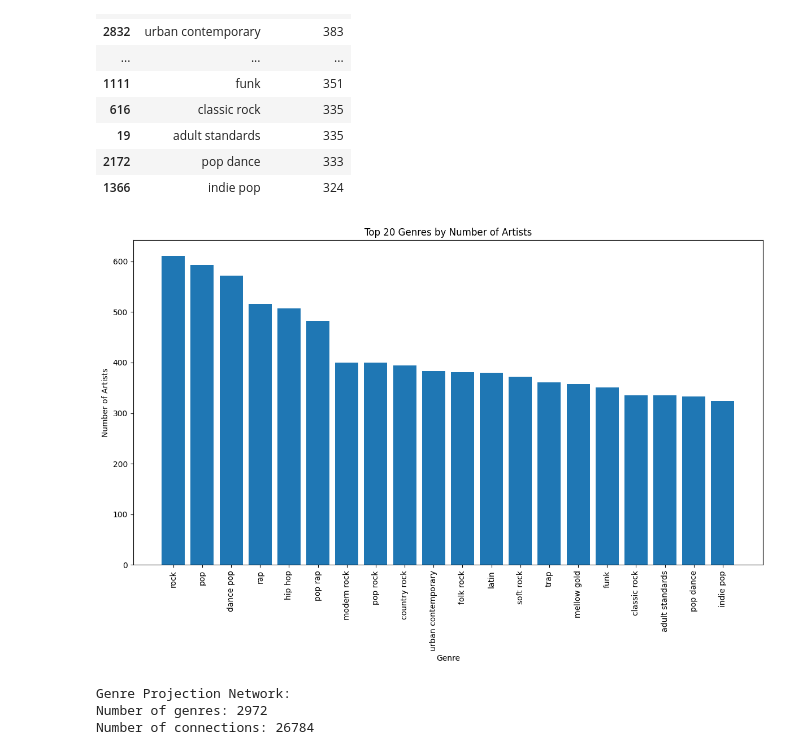
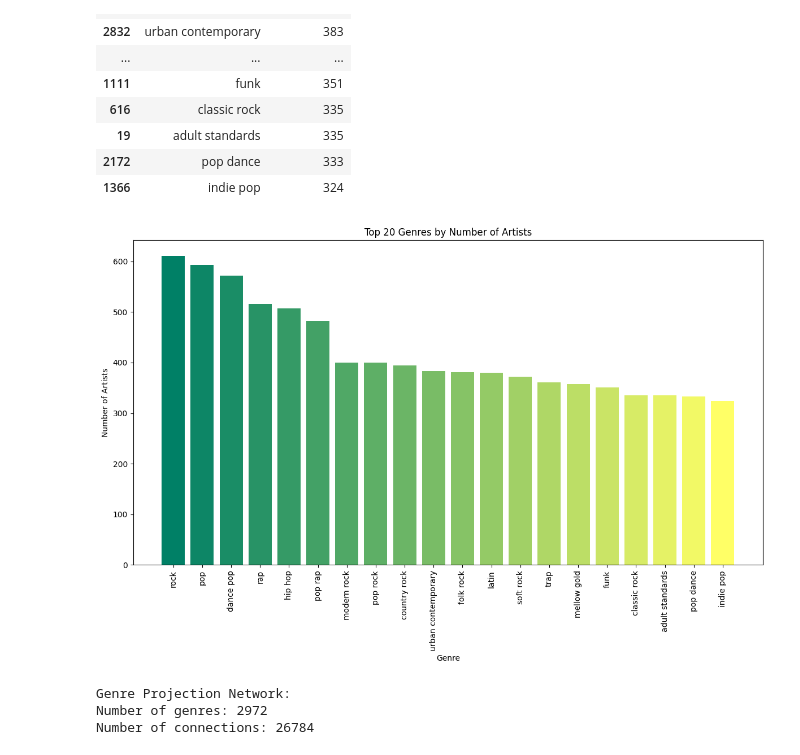
Before and after one commit to GenieHuang/music-artist-genre-networks, a Jupyter notebook: bipartite_network.ipynb, the cells around one changed output. Saved outputs shown, nothing was run; the diff lists cells and outputs as text; code cells hidden in the pictures.

Commit message:
Revising color, data labels and bubble size of the 1st network

```diff
--- a/bipartite_network.ipynb
+++ b/bipartite_network.ipynb
@@ -264,17 +298,18 @@ genre_popularity.head(20)
 # %%
 # Identify the popularity of genres
 # Plot top genres
 plt.figure(figsize=(12, 8))
 top_n = 20
-plt.bar(genre_popularity.head(top_n)['parsed_genres'], genre_popularity.head(top_n)['artist_count'])
+colors = plt.cm.summer(np.linspace(0, 1, top_n))
+plt.bar(genre_popularity.head(top_n)['parsed_genres'], genre_popularity.head(top_n)['artist_count'], color=colors)
 plt.xticks(rotation=90)
 plt.title(f'Top {top_n} Genres by Number of Artists')
 plt.xlabel('Genre')
 plt.ylabel('Number of Artists')
 plt.tight_layout()
 plt.show()
 # %% [output]
-[figure, old version]
+[figure, new version]
 # %%
 # Identify similar genres
 genre_graph = nx.bipartite.projected_graph(B, genres_list)
```
Also changed, not shown: parts of 8 cells of this notebook.
